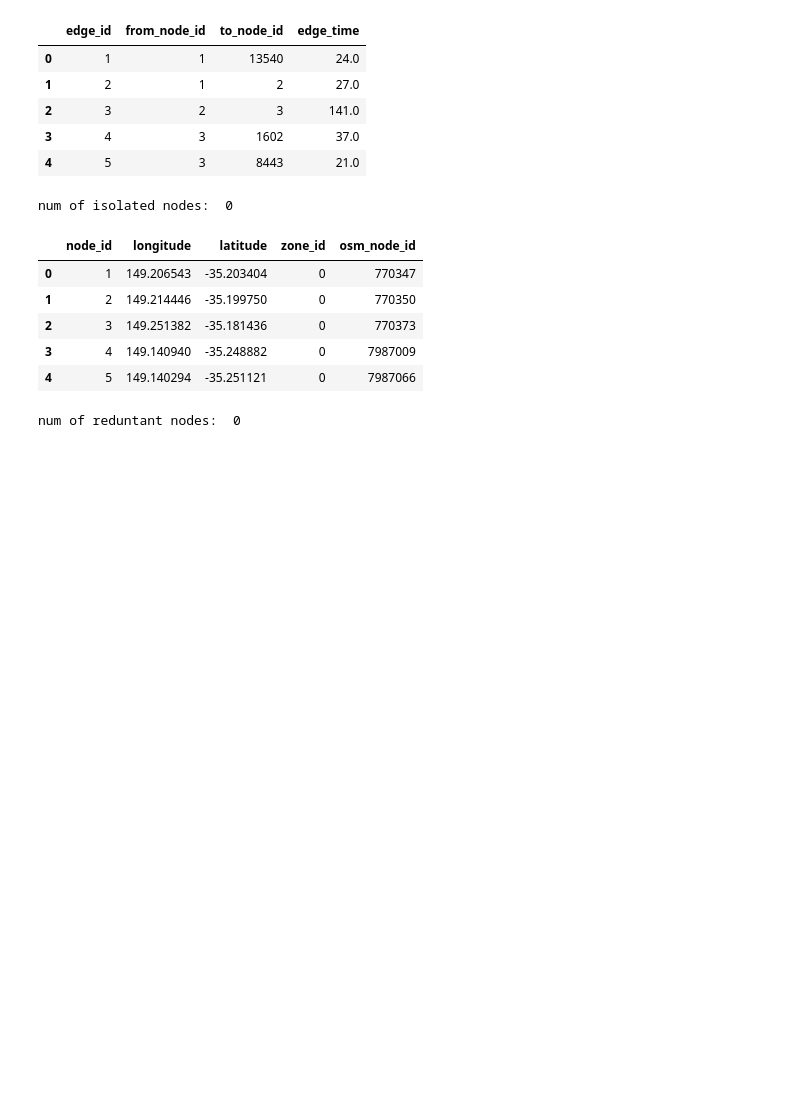
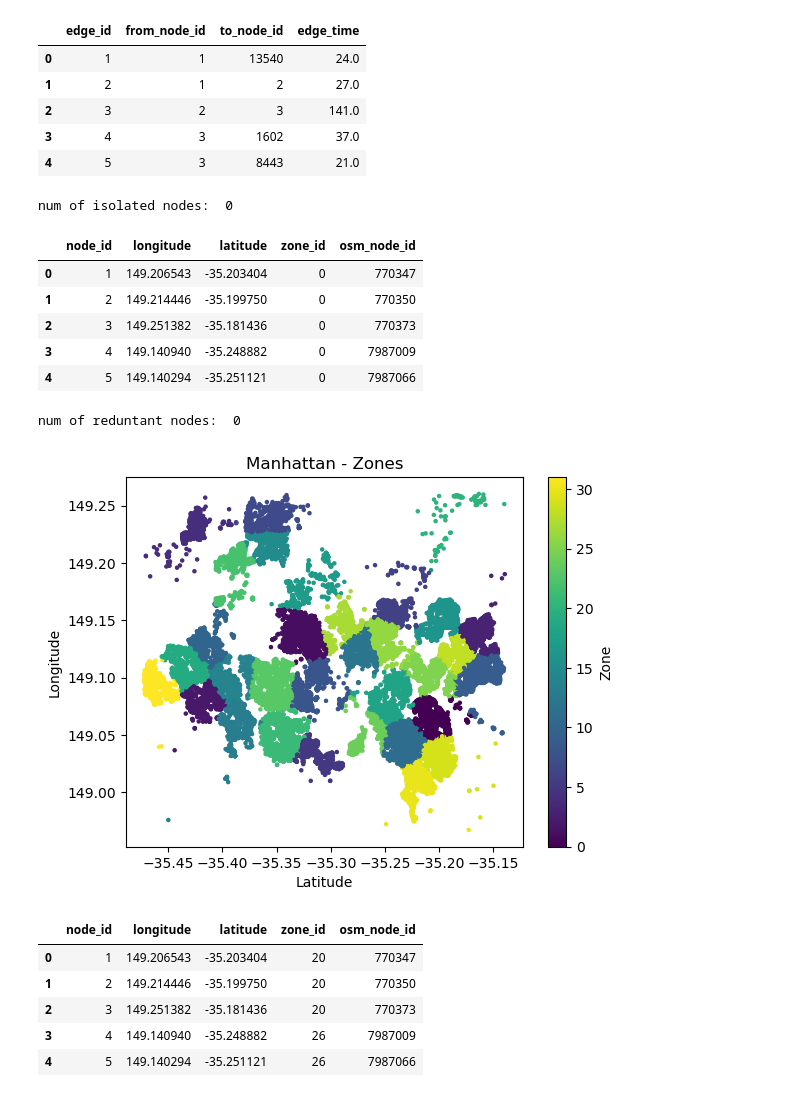
Before and after one commit to ricardo3709/Directed_Graph_Builder, a Jupyter notebook: directed_graph_builder.ipynb, the cells around one changed output. Saved outputs shown, nothing was run; the diff lists cells and outputs as text; code cells hidden in the pictures; blank space fills up the shorter version.

```diff
--- a/directed_graph_builder.ipynb
+++ b/directed_graph_builder.ipynb
@@ -271,13 +276,33 @@ num of reduntant nodes:  0
 # %%
 # Step 9: Use K-Means to cluster the nodes
 from sklearn.cluster import KMeans
 from sklearn.preprocessing import StandardScaler
+import matplotlib.pyplot as plt
 
 NUM_ZONES = 32
 
 scaler = StandardScaler()
-sim_nodes_df_clean[['longitude', 'latitude']] = scaler.fit_transform(sim_nodes_df_clean[['longitude', 'latitude']])
+# sim_nodes_df_clean[['longitude', 'latitude']] = scaler.fit_transform(sim_nodes_df_clean[['longitude', 'latitude']])
 kmeans = KMeans(n_clusters=NUM_ZONES, random_state=0).fit(sim_nodes_df_clean[['longitude', 'latitude']])
 sim_nodes_df_clean['zone_id'] = kmeans.labels_
 
+# 可视化聚类结果，不包括孤立节点
+plt.scatter(sim_nodes_df_clean['latitude'], sim_nodes_df_clean['longitude'],
+            c=sim_nodes_df_clean['zone_id'], cmap='viridis', s= 5)
+plt.xlabel('Latitude')
+plt.ylabel('Longitude')
+plt.title('Manhattan - Zones')
+plt.colorbar(label='Zone')
+# plt.savefig(osp.join(BASEDIR, OUTPUT_NAME + '_Node_Clustering.png'),dpi=300)
+plt.show()
+
+
 sim_nodes_df_clean.head()
+# %% [output]
+[figure, added]
+|  | node_id | longitude | latitude | zone_id | osm_node_id |
+| 0 | 1 | 149.206543 | -35.203404 | 20 | 770347 |
+| 1 | 2 | 149.214446 | -35.199750 | 20 | 770350 |
+| 2 | 3 | 149.251382 | -35.181436 | 20 | 770373 |
+| 3 | 4 | 149.140940 | -35.248882 | 26 | 7987009 |
+| 4 | 5 | 149.140294 | -35.251121 | 26 | 7987066 |
```
Also changed, not shown: parts of 8 cells of this notebook, 4 other files.
